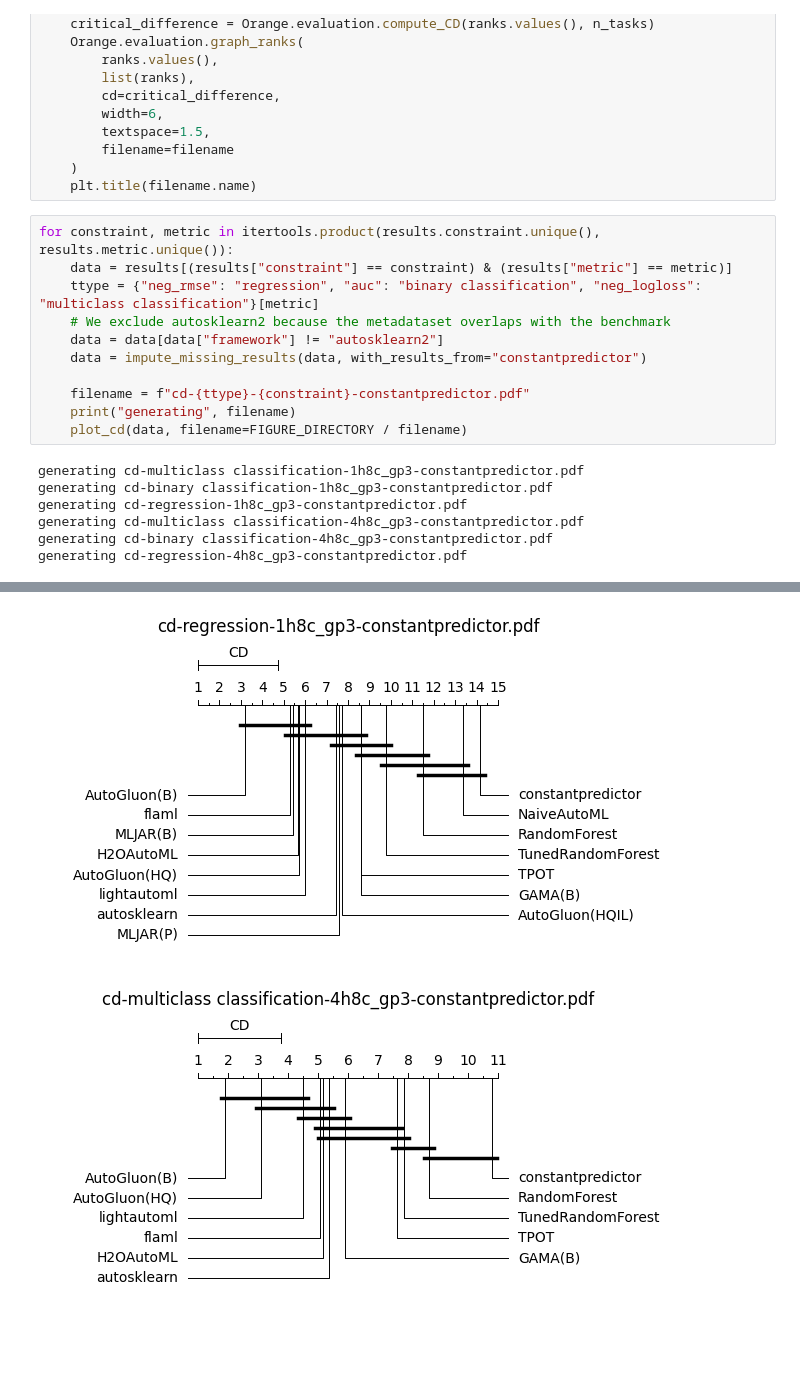
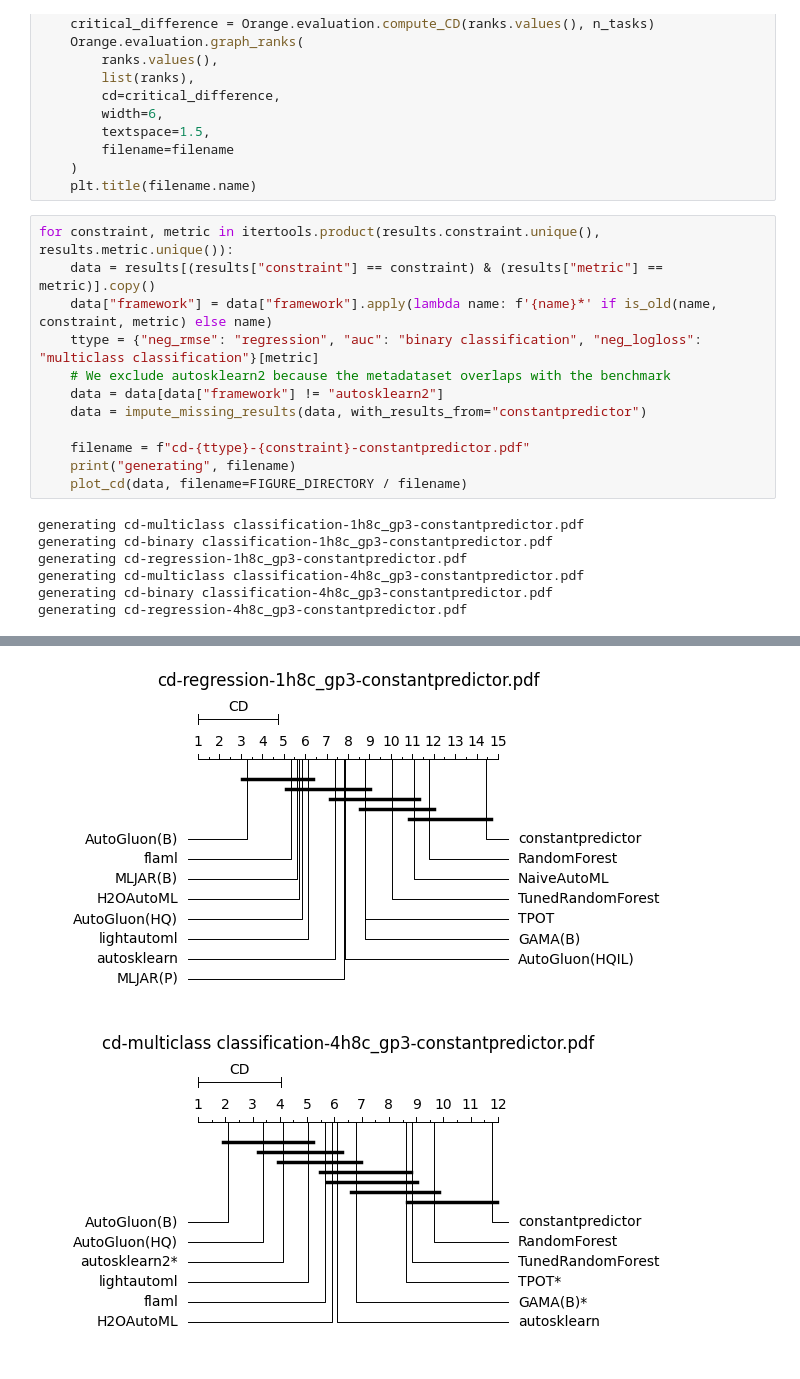
Before and after one commit to PGijsbers/amlb-results, a Jupyter notebook: notebooks/critical_difference.ipynb, the cells around one changed output, grey strips where cells are left out. Cells and saved outputs as stored; diff of their text form; blank space fills up the shorter version.

Commit message:
Denote old results with asterisk

```diff
--- a/notebooks/critical_difference.ipynb
+++ b/notebooks/critical_difference.ipynb
@@ -39,7 +39,8 @@ def plot_cd(results, filename=None):
     plt.title(filename.name)
 # %%
 for constraint, metric in itertools.product(results.constraint.unique(), results.metric.unique()):
-    data = results[(results["constraint"] == constraint) & (results["metric"] == metric)]
+    data = results[(results["constraint"] == constraint) & (results["metric"] == metric)].copy()
+    data["framework"] = data["framework"].apply(lambda name: f'{name}*' if is_old(name, constraint, metric) else name)
     ttype = {"neg_rmse": "regression", "auc": "binary classification", "neg_logloss": "multiclass classification"}[metric]
     # We exclude autosklearn2 because the metadataset overlaps with the benchmark
     data = data[data["framework"] != "autosklearn2"]
@@ -59,3 +60,3 @@ generating cd-regression-4h8c_gp3-constantpredictor.pdf
 [figure]
-[figure, old version]
+[figure, new version]
-[figure, old version]
+[figure, new version]
```
Also changed, not shown: parts of 3 cells of this notebook.
